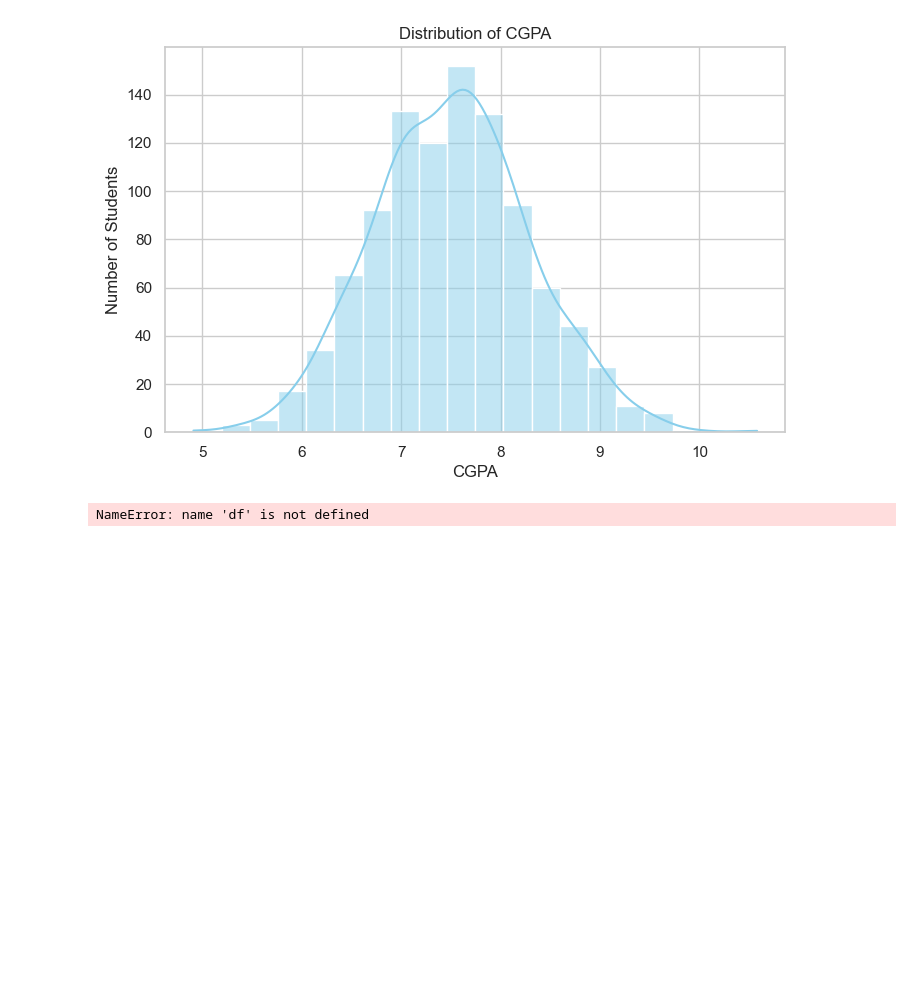
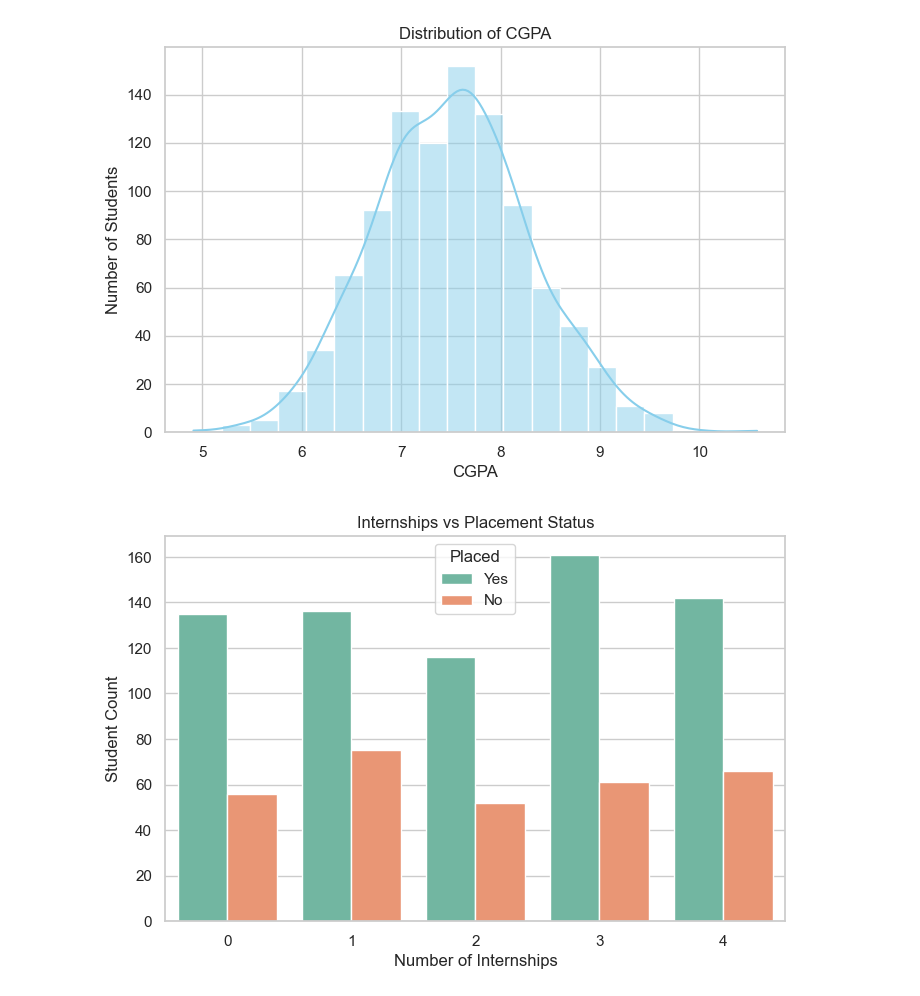
Before and after one commit to shahahmad-dev/Student_Placement_analysis, a Jupyter notebook: Student_Placemnet_data_analysis.ipynb, the cells around one changed output. Cells and saved outputs as stored; diff of their text form; code cells hidden in the pictures; blank space fills up the shorter version.

Commit message:
plot relationship between number of internships and placement status using countplot

```diff
--- a/Student_Placemnet_data_analysis.ipynb
+++ b/Student_Placemnet_data_analysis.ipynb
@@ -115,6 +115,11 @@ plt.show()
 # %% [output]
 [figure]
 # %%
-df.columns
+plt.figure(figsize=(8, 5))
+sns.countplot(x='Internships', hue='Placed', data=df, palette='Set2')
+plt.title("Internships vs Placement Status")
+plt.xlabel("Number of Internships")
+plt.ylabel("Student Count")
+plt.show()
 # %% [output]
-NameError: name 'df' is not defined
+[figure, added]
```
